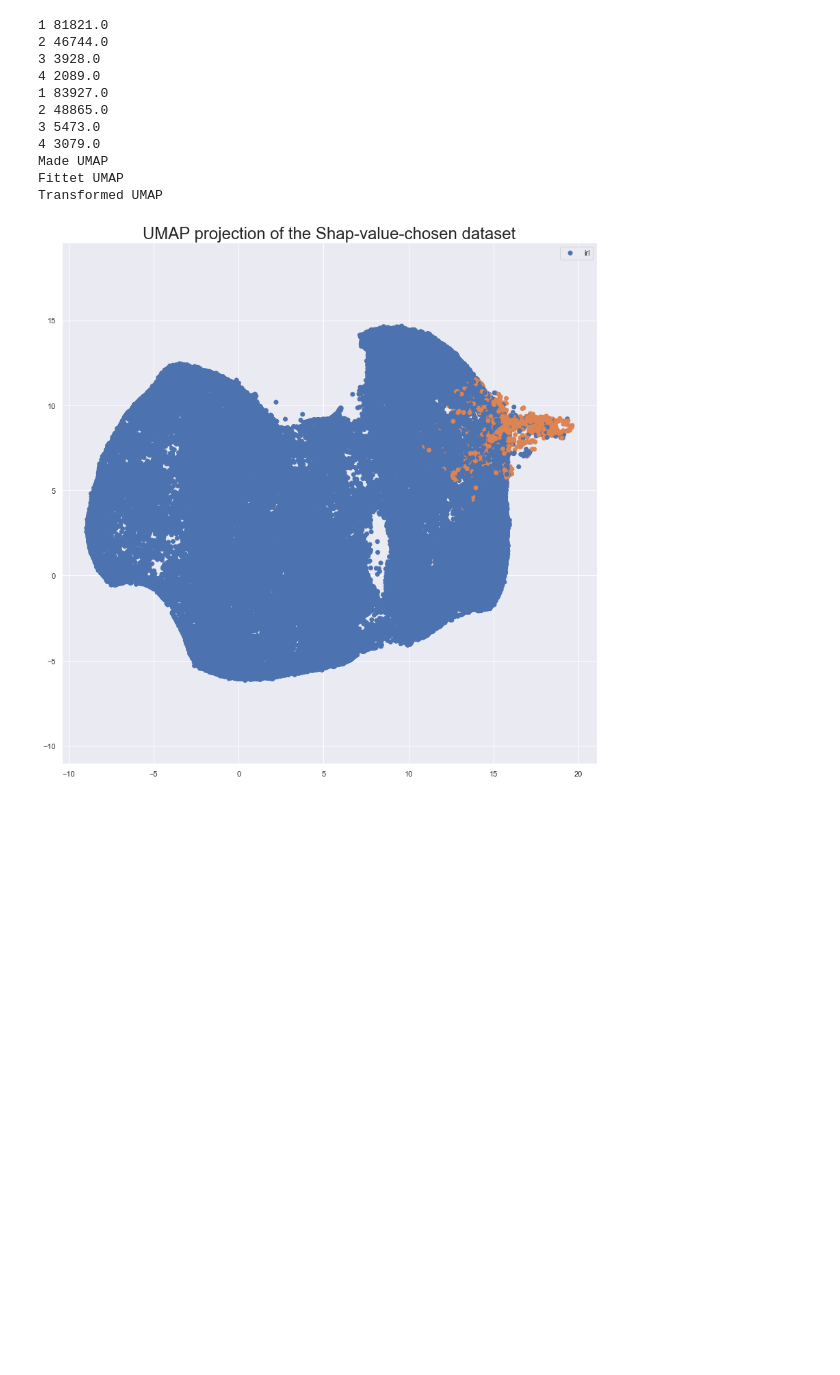
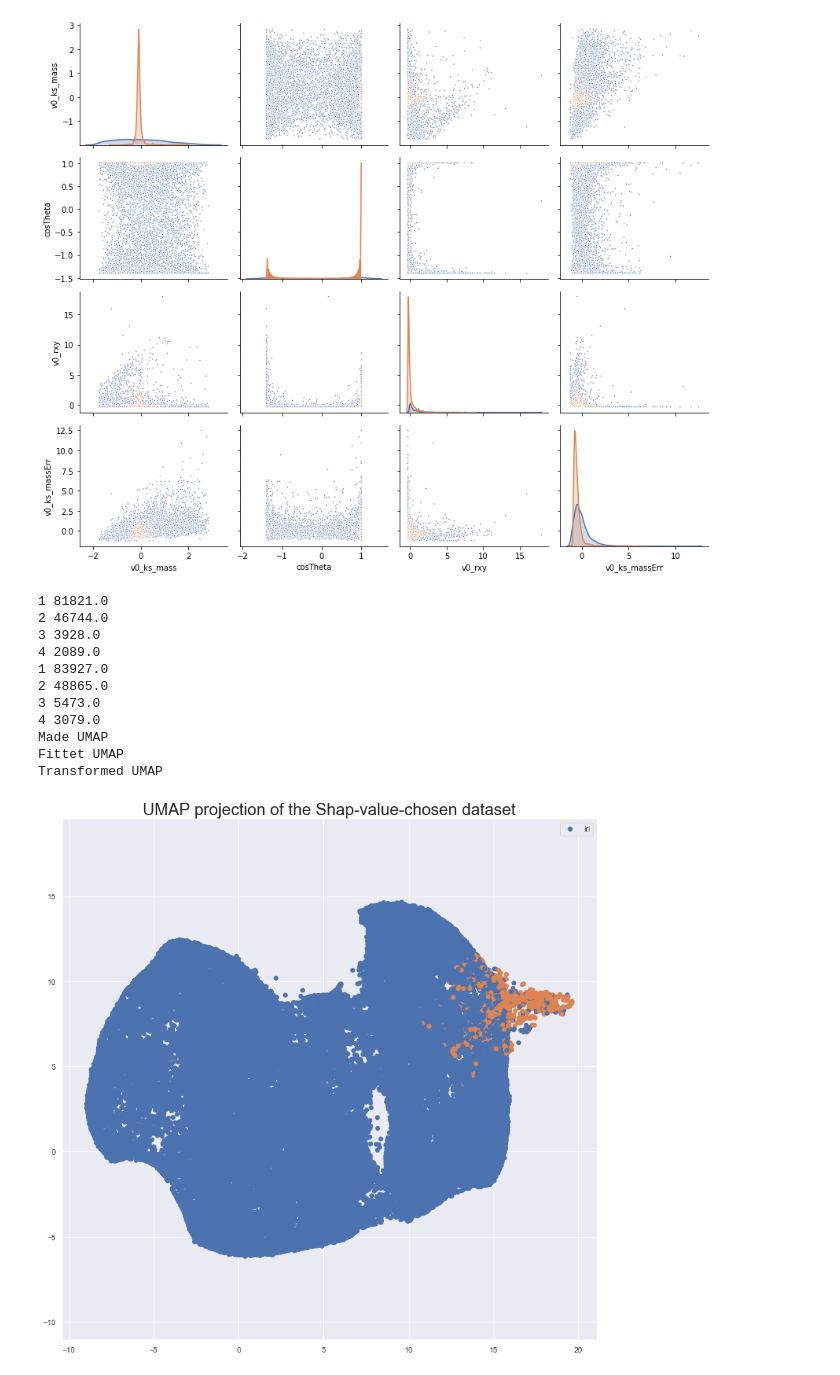
Before and after one commit to JakobSchauser/Blok1Troels, a Jupyter notebook: Keras-, XGboost and UMAPtest.ipynb, the cells around one changed output. Saved outputs shown, nothing was run; the diff lists cells and outputs as text; code cells hidden in the pictures; blank space fills up the shorter version.

```diff
--- a/Keras-, XGboost and UMAPtest.ipynb
+++ b/Keras-, XGboost and UMAPtest.ipynb
@@ -59,3 +68,12 @@ if True:
+# %%
+pva0 = "v0_ks_mass cosTheta v0_rxy v0_ks_massErr trueKs".split(" ")
+
+pg = sns.pairplot(preprocess(dat[pva0][:10000]),hue="trueKs",diag_kind="kde",plot_kws=dict(marker=".", size=4),palette=sns.color_palette("deep"))
+
+pg._legend.remove()
+plt.tight_layout()
+# %% [output]
+[figure, added]
 # %%
 rxy_low_min, rxy_high_min, chi2_high_min, cos_Theta_low_min, mass_low_min, mass_high_min = -60.818,114.783,3.782,0.9976,450,550
 #tak nn
```
Also changed, not shown: parts of 12 cells of this notebook, 12 other files.
